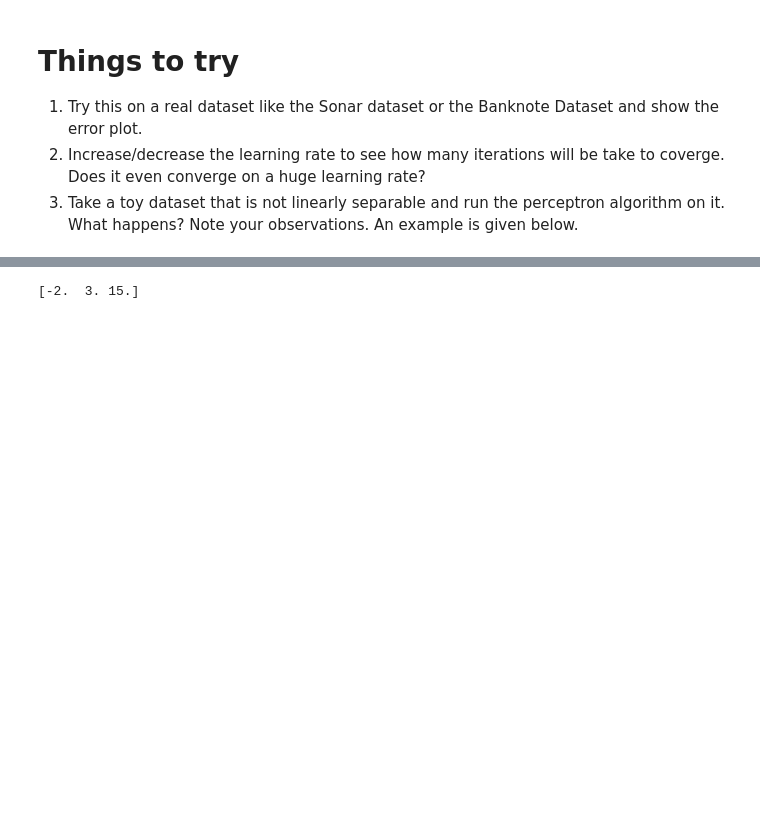
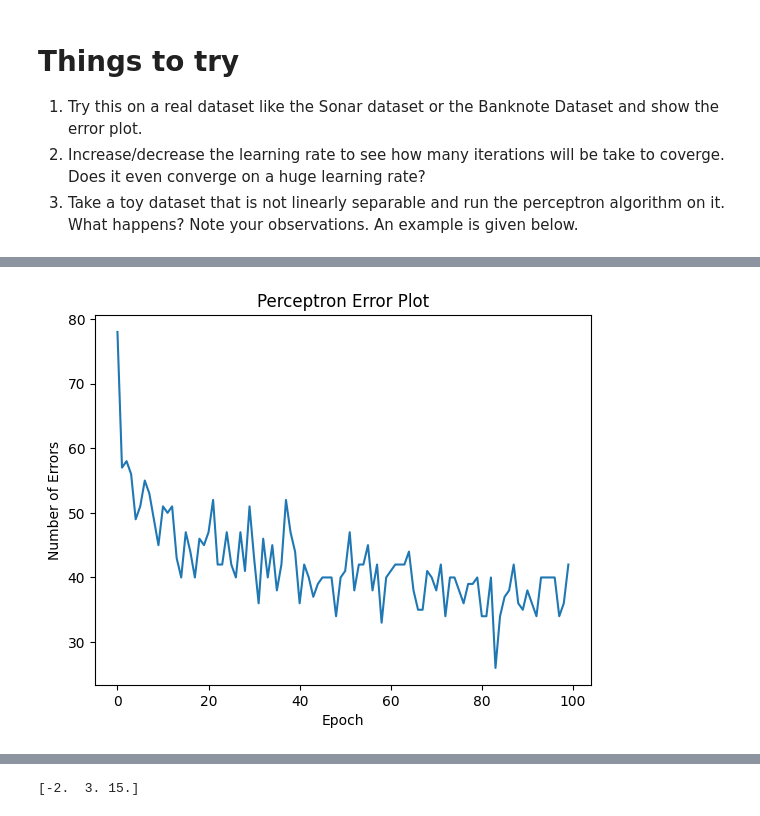
Before and after one commit to Gnanasree12/iiit_project_and_lab, a Jupyter notebook: AIML_Module_4_Lab_1_Perceptron_and_Gradient_Descent.ipynb, the cells around one changed output, grey strips where cells are left out. Drawn from its saved outputs; the diff is of its cells as text; code cells hidden in the pictures; blank space fills up the shorter version.

```diff
--- a/AIML_Module_4_Lab_1_Perceptron_and_Gradient_Descent.ipynb
+++ b/AIML_Module_4_Lab_1_Perceptron_and_Gradient_Descent.ipynb
@@ -136,0 +228,8 @@ As you can see, our algorithm has correctly classified all the samples. The deci
+# %%
+plt.plot(errors)
+plt.xlabel("Epoch")
+plt.ylabel("Number of Errors")
+plt.title("Perceptron Error Plot")
+plt.show()
+# %% [output]
+[figure, added]
```
Also changed, not shown: parts of 10 cells of this notebook.
